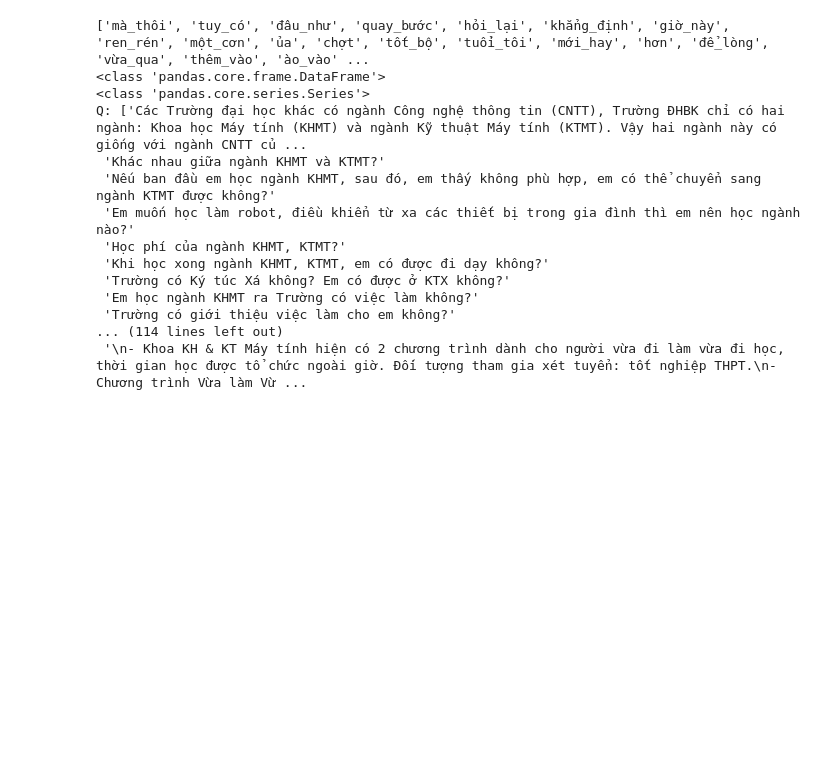
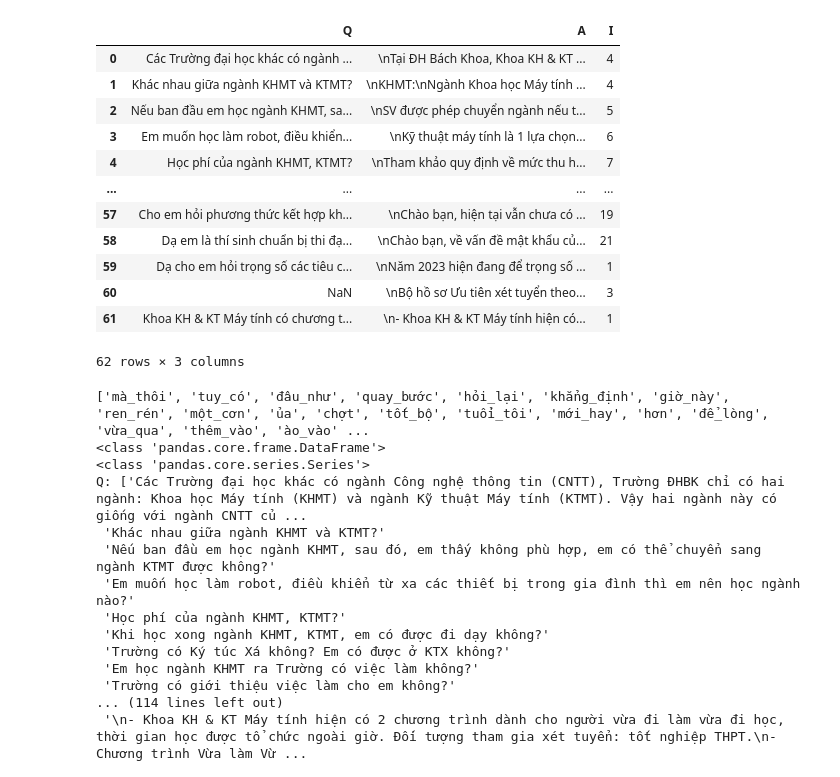
Before and after one commit to 44244432664/AIproj, a Jupyter notebook: svm_intent.ipynb, the cells around one changed output. Cells and saved outputs as stored; diff of their text form; code cells hidden in the pictures; blank space fills up the shorter version.

```diff
--- a/svm_intent.ipynb
+++ b/svm_intent.ipynb
@@ -41,6 +45,22 @@ import nltk
 
 # from nltk.stem import PorterStemmer
 # ps = PorterStemmer()
+# %%
+pd.read_csv('QAI.csv')
+# %% [output]
+|  | Q | A | I |
+| 0 | Các Trường đại học khác có ngành ... | \nTại ĐH Bách Khoa, Khoa KH & KT ... | 4 |
+| 1 | Khác nhau giữa ngành KHMT và KTMT? | \nKHMT:\nNgành Khoa học Máy tính ... | 4 |
+| 2 | Nếu ban đầu em học ngành KHMT, sa... | \nSV được phép chuyển ngành nếu t... | 5 |
+| 3 | Em muốn học làm robot, điều khiển... | \nKỹ thuật máy tính là 1 lựa chọn... | 6 |
+| 4 | Học phí của ngành KHMT, KTMT? | \nTham khảo quy định về mức thu h... | 7 |
+| ... | ... | ... | ... |
+| 57 | Cho em hỏi phương thức kết hợp kh... | \nChào bạn, hiện tại vẫn chưa có ... | 19 |
+| 58 | Dạ em là thí sinh chuẩn bị thi đạ... | \nChào bạn, về vấn đề mật khẩu củ... | 21 |
+| 59 | Dạ cho em hỏi trọng số các tiêu c... | \nNăm 2023 hiện đang để trọng số ... | 1 |
+| 60 | NaN | \nBộ hồ sơ Ưu tiên xét tuyển theo... | 3 |
+| 61 | Khoa KH & KT Máy tính có chương t... | \n- Khoa KH & KT Máy tính hiện có... | 1 |
+62 rows × 3 columns
 # %%
 # def read_csv(filename):
 #     q = []
```
Also changed, not shown: parts of 17 cells of this notebook.
